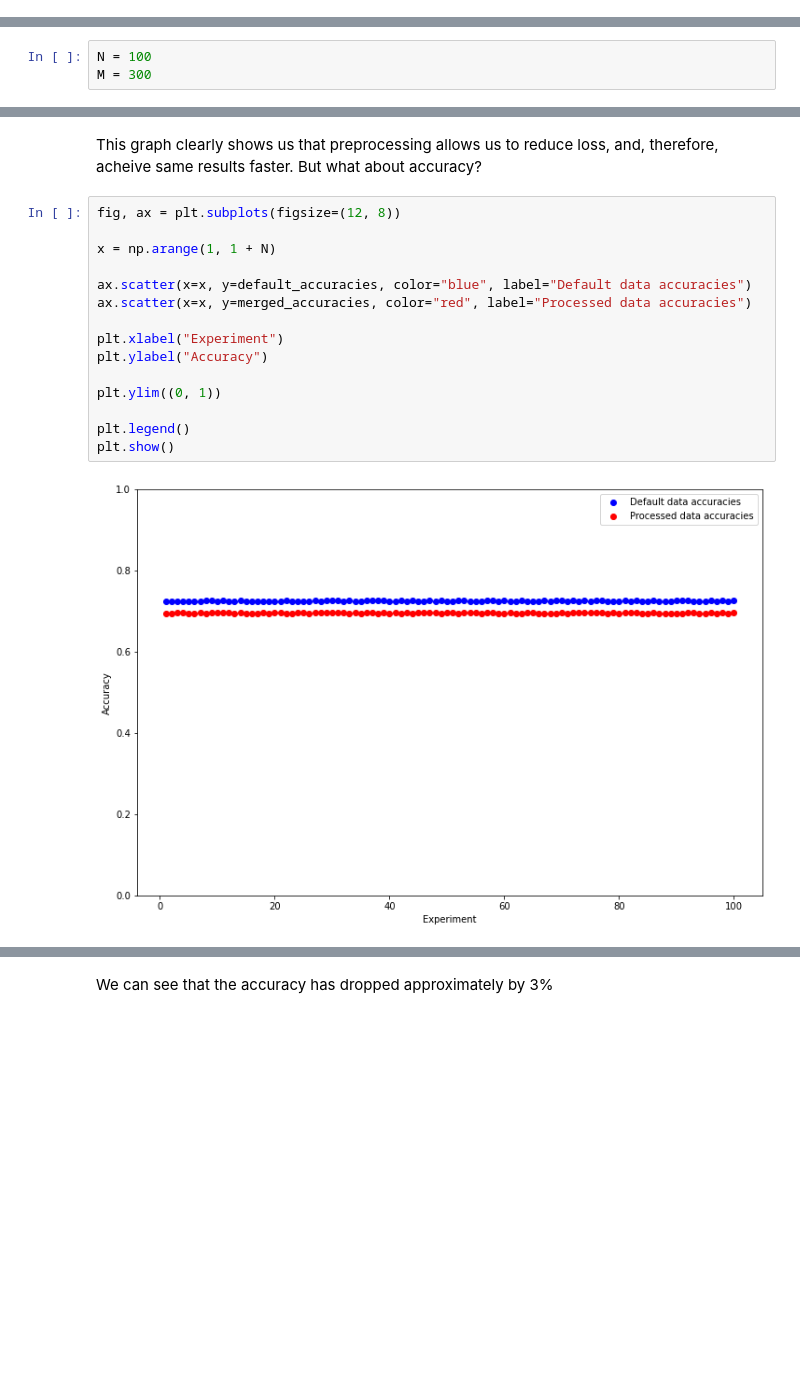
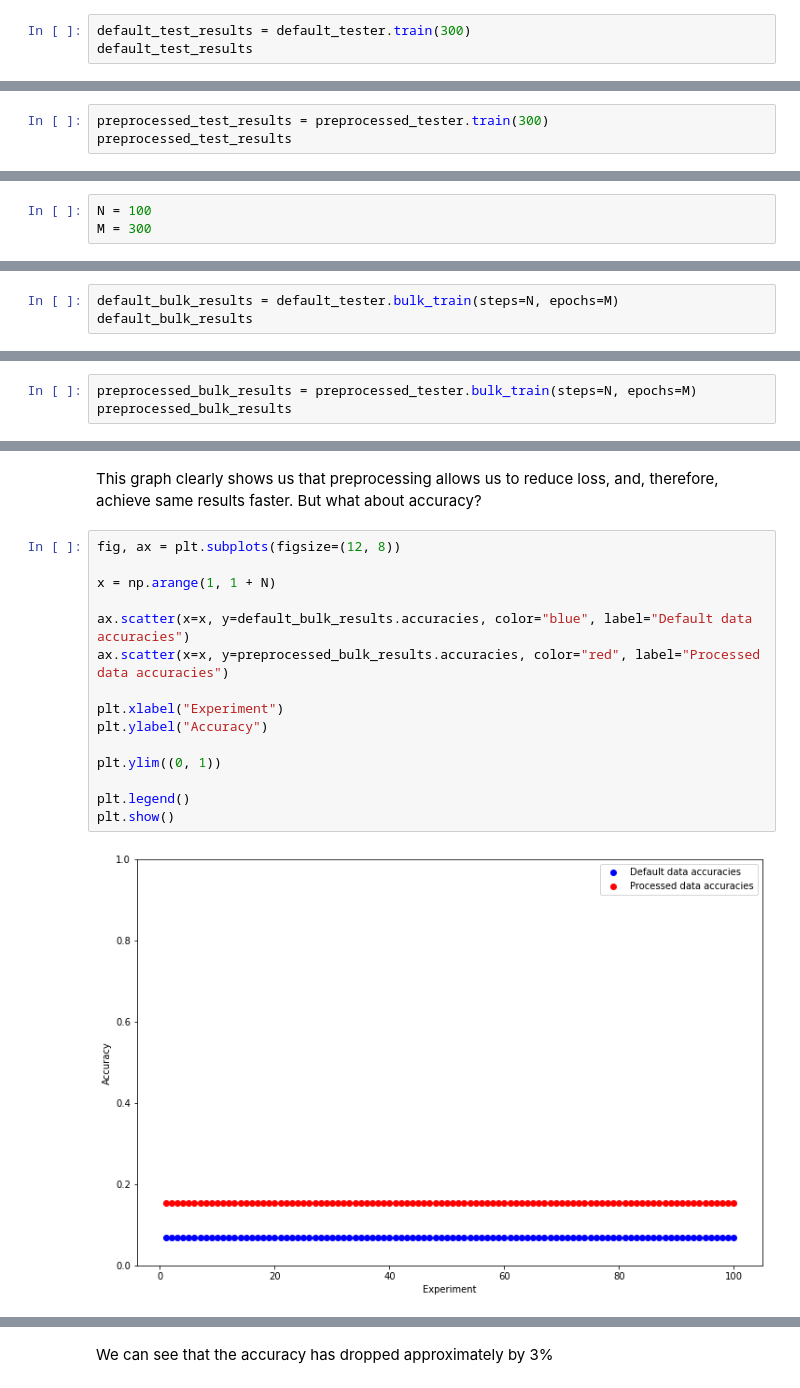
Before and after one commit to NChechulin/GNN-project, a Jupyter notebook: experiments/3clique/3clique_merge.ipynb, the cells around one changed output, grey strips where cells are left out. Cells and saved outputs as stored; diff of their text form; blank space fills up the shorter version.

Commit message:
add bulk experiments with 3-clique merge with insertion

```diff
--- a/experiments/3clique/3clique_merge.ipynb
+++ b/experiments/3clique/3clique_merge.ipynb
@@ -543,0 +565,3 @@ plt.show()
+# %%
+default_test_results = default_tester.train(300)
+default_test_results
@@ -543,0 +574,3 @@ plt.show()
+# %%
+preprocessed_test_results = preprocessed_tester.train(300)
+preprocessed_test_results
@@ -599,0 +590,3 @@ merged_avg_losses /= N
+# %%
+default_bulk_results = default_tester.bulk_train(steps=N, epochs=M)
+default_bulk_results
@@ -599,0 +599,3 @@ merged_avg_losses /= N
+# %%
+preprocessed_bulk_results = preprocessed_tester.bulk_train(steps=N, epochs=M)
+preprocessed_bulk_results
@@ -620,24 +629,24 @@ plt.show()
 # %% [output]
 [figure]
 # %% [markdown]
-This graph clearly shows us that preprocessing allows us to reduce loss, and, therefore, acheive same results faster. But what about accuracy?
+This graph clearly shows us that preprocessing allows us to reduce loss, and, therefore, achieve same results faster. But what about accuracy?
 # %%
 fig, ax = plt.subplots(figsize=(12, 8))
 
 x = np.arange(1, 1 + N)
 
-ax.scatter(x=x, y=default_accuracies, color="blue", label="Default data accuracies")
-ax.scatter(x=x, y=merged_accuracies, color="red", label="Processed data accuracies")
+ax.scatter(x=x, y=default_bulk_results.accuracies, color="blue", label="Default data accuracies")
+ax.scatter(x=x, y=preprocessed_bulk_results.accuracies, color="red", label="Processed data accuracies")
 
 plt.xlabel("Experiment")
 plt.ylabel("Accuracy")
 
 plt.ylim((0, 1))
 
 plt.legend()
 plt.show()
 # %% [output]
-[figure, old version]
+[figure, new version]
 # %%
 default_avg_acc = sum(default_accuracies) / N
 merged_avg_acc = sum(merged_accuracies) / N
```
Also changed, not shown: parts of 18 cells of this notebook, 3 other files.
